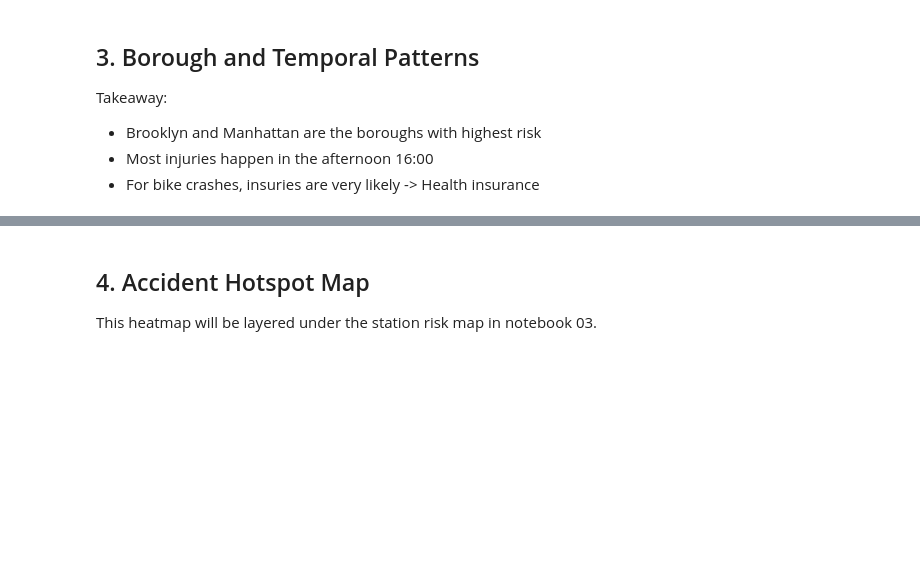
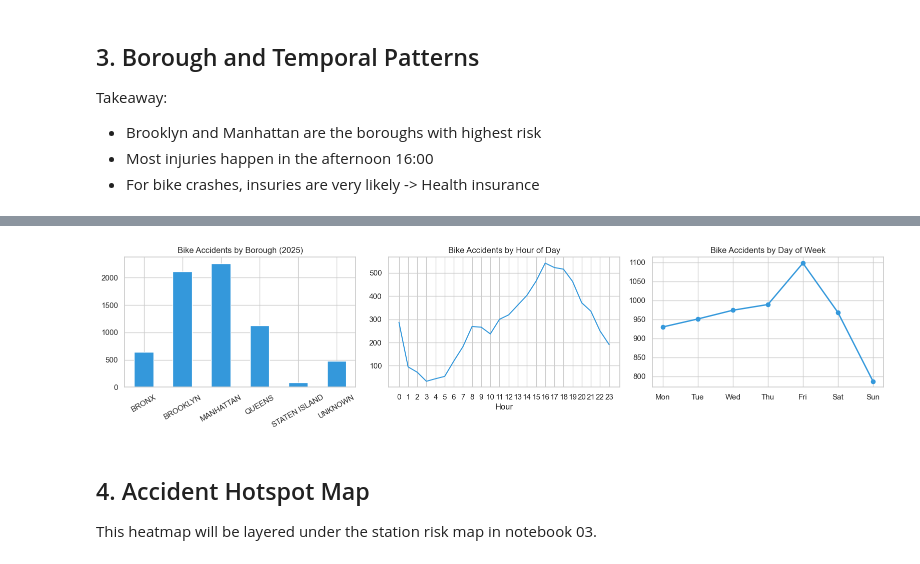
Before and after one commit to RobHal-DS/citibike-case, a Jupyter notebook: notebooks/02_eda_nypd.ipynb, the cells around one changed output, grey strips where cells are left out. Saved outputs shown, nothing was run; the diff lists cells and outputs as text; code cells hidden in the pictures; blank space fills up the shorter version.

```diff
--- a/notebooks/02_eda_nypd.ipynb
+++ b/notebooks/02_eda_nypd.ipynb
@@ -190,3 +143,55 @@ plt.show()
+# %%
+# Pad CRASH TIME to HH:MM — raw data uses unpadded hours ("0:34", "8:01")
+# which %H cannot parse, silently producing nulls for hours 0–9.
+nypd_2025 = nypd_2025.with_columns(
+    pl.col("CRASH TIME").fill_null("00:00").str.pad_start(5, "0")
+    .str.to_datetime("%H:%M", strict=False).dt.hour().alias("hour")
+)
+nypd_bike = nypd_bike.with_columns(
+    pl.col("CRASH TIME").fill_null("00:00").str.pad_start(5, "0")
+    .str.to_datetime("%H:%M", strict=False).dt.hour().alias("hour"),
+    pl.col("crash_dt").dt.weekday().alias("weekday"),
+)
+
+fig, axes = plt.subplots(1, 3, figsize=(16, 4))
+
+# Borough breakdown
+boro_pd = (
+    nypd_bike["BOROUGH"].fill_null("UNKNOWN").value_counts()
+    .sort("BOROUGH").to_pandas().set_index("BOROUGH")
+)
+boro_pd["count"].plot(kind='bar', ax=axes[0], color="#3498db", rot=30)
+axes[0].set_title('Bike Accidents by Borough (2025)')
+axes[0].set_xlabel('')
+
+# Hour of day
+hour_pd = (
+    nypd_bike["hour"].drop_nulls().value_counts()
+    .sort("hour").to_pandas().set_index("hour")
+)
+hour_pd["count"].plot(ax=axes[1], color="#3498db")
+axes[1].set_title('Bike Accidents by Hour of Day')
+axes[1].set_xlabel('Hour')
+axes[1].set_xticks(range(24))
+
+# Day of week — Polars dt.weekday() returns 1=Mon … 7=Sun
+day_labels = ['Mon', 'Tue', 'Wed', 'Thu', 'Fri', 'Sat', 'Sun']
+dow_pd = (
+    nypd_bike["weekday"].drop_nulls().value_counts()
+    .sort("weekday").to_pandas().set_index("weekday")
+)
+dow_pd.index = [day_labels[i - 1] for i in dow_pd.index]
+dow_pd["count"].plot(ax=axes[2], color="#3498db", marker='o', linewidth=2, markersize=6)
+axes[2].set_title('Bike Accidents by Day of Week')
+axes[2].set_xlabel('')
+axes[2].set_xticks(range(len(dow_pd)))
+axes[2].set_xticklabels(dow_pd.index)
+
+plt.tight_layout()
+plt.savefig(FIG_DIR / '02_nypd_patterns.png', dpi=150, bbox_inches='tight')
+plt.show()
+# %% [output]
+[figure, added]
 # %% [markdown]
 ## 4. Accident Hotspot Map
 
```
Also changed, not shown: parts of 4 cells of this notebook, 13 other files.
